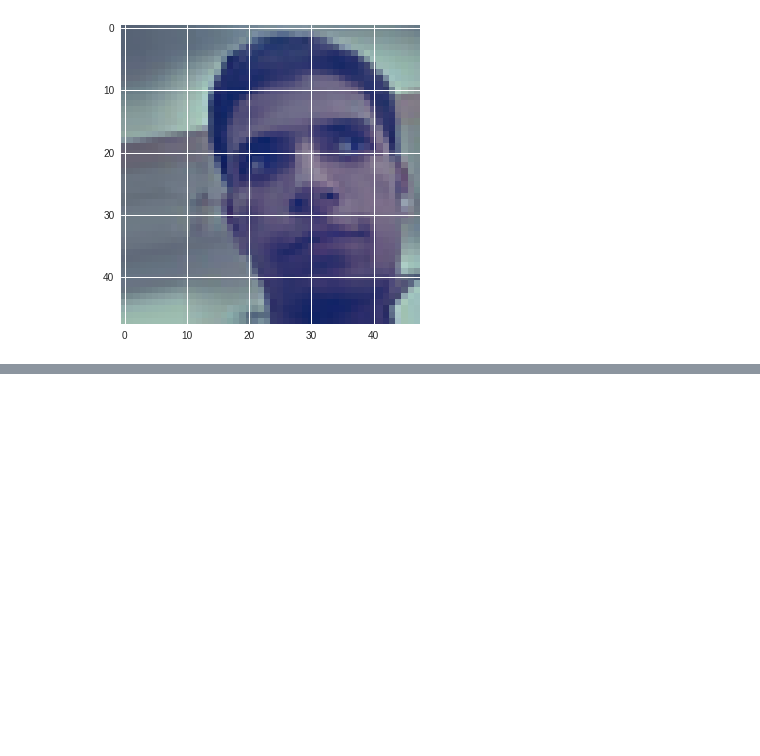
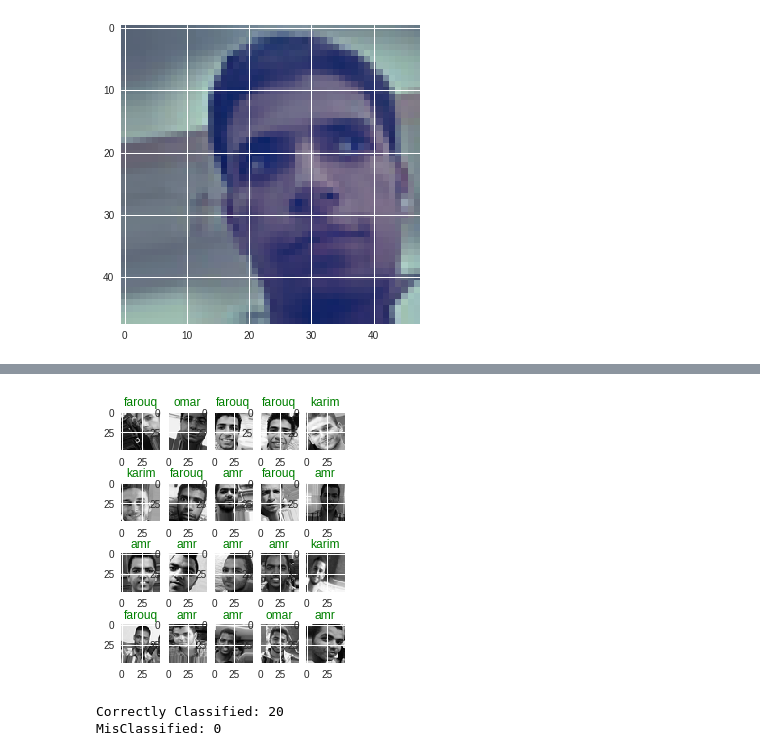
Before and after one commit to MahmoudFarouq/faceVerification, a Jupyter notebook: ANN.ipynb, the cells around one changed output, grey strips where cells are left out. Cells and saved outputs as stored; diff of their text form; code cells hidden in the pictures; blank space fills up the shorter version.

```diff
--- a/ANN.ipynb
+++ b/ANN.ipynb
@@ -165,0 +314,6 @@ names[np.argmax(model.predict(X_train[index].reshape(1, -1)))]
+# %%
+testAndPlot(X_train.reshape(-1, 48, 48), y_train)
+# %% [output]
+[figure, added]
+Correctly Classified: 20
+MisClassified: 0
```
Also changed, not shown: parts of 19 cells of this notebook.
